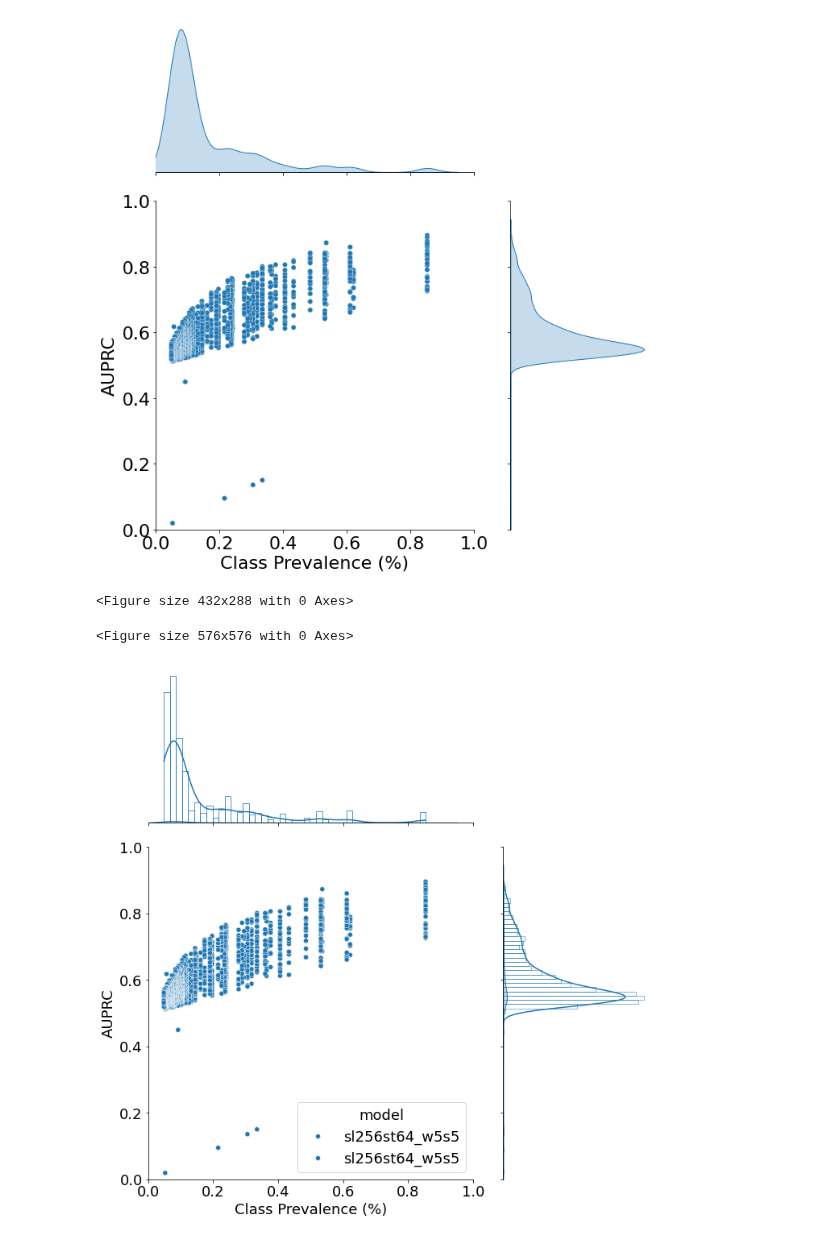
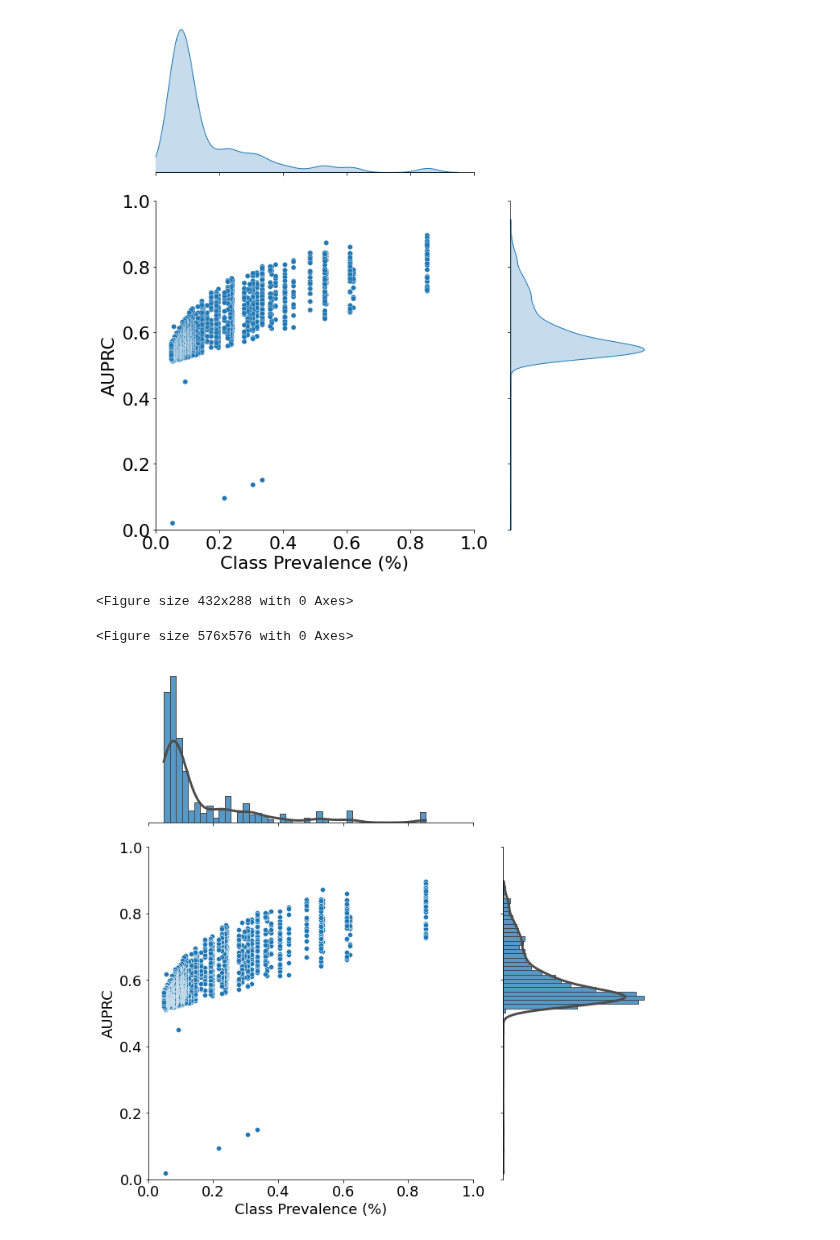
Before and after one commit to NSF-COMPASS-Center/HAVEN, a Jupyter notebook: src/jupyter_notebooks/few_shot_learning/Few Shot Learning - IDV - Novel Host.ipynb, the cells around one changed output. Saved outputs shown, nothing was run; the diff lists cells and outputs as text; code cells hidden in the pictures.

```diff
--- a/src/jupyter_notebooks/few_shot_learning/Few Shot Learning - IDV - Novel Host.ipynb
+++ b/src/jupyter_notebooks/few_shot_learning/Few Shot Learning - IDV - Novel Host.ipynb
@@ -292,26 +292,26 @@ plt.show()
 # %%
 plt.clf()
 plt.figure(figsize=(8,8))
 plt.rcParams["figure.autolayout"] = True
 plt.rcParams["xtick.labelsize"] = 18
 plt.rcParams["ytick.labelsize"] = 18
 plt.rcParams.update({'font.size': 18})
 
 ax = sns.jointplot(data=df, x="prevalence", y="auprc",
                    height=10, ylim=(0, 1),  xlim=(0, 1),
-                   ratio=2)
+                   ratio=2, legend=False)
 ax.plot_joint(sns.scatterplot, alpha=1, )
-ax.plot_marginals(sns.histplot, kde=True, fill=False)
+ax.plot_marginals(sns.histplot, kde=True, fill=False, color="0.3", line_kws={"color": "black", "lw": 3, "ls": "-"})
 # ax = sns.scatterplot(mean_auprc_df, x="prevalance", y="auprc", hue="model", alpha=1)
 ax.ax_joint.set_xlabel("Class Prevalence (%)")
 ax.ax_joint.set_ylabel("AUPRC")
 
 ax = plt.gca()
 #ax.legend()
 ax.figure.tight_layout()
-plt.savefig(os.path.join(os.getcwd(), "..","..", "..", "output/visualization/temp_new/host_multi_fsl_non_idv_lt1_gte0.05_prcnt_scatterplot.pdf"))
+plt.savefig(os.path.join(os.getcwd(), "..","..", "..", "output/visualization/temp_new/host_multi_fsl_non_idv_lt1_gte0.05_prcnt_scatterplot_w_hist.pdf"))
 plt.show()
 # %% [output]
 <Figure size 432x288 with 0 Axes>
 <Figure size 576x576 with 0 Axes>
-[figure, old version]
+[figure, new version]
```
Also changed, not shown: parts of 2 cells of this notebook.
